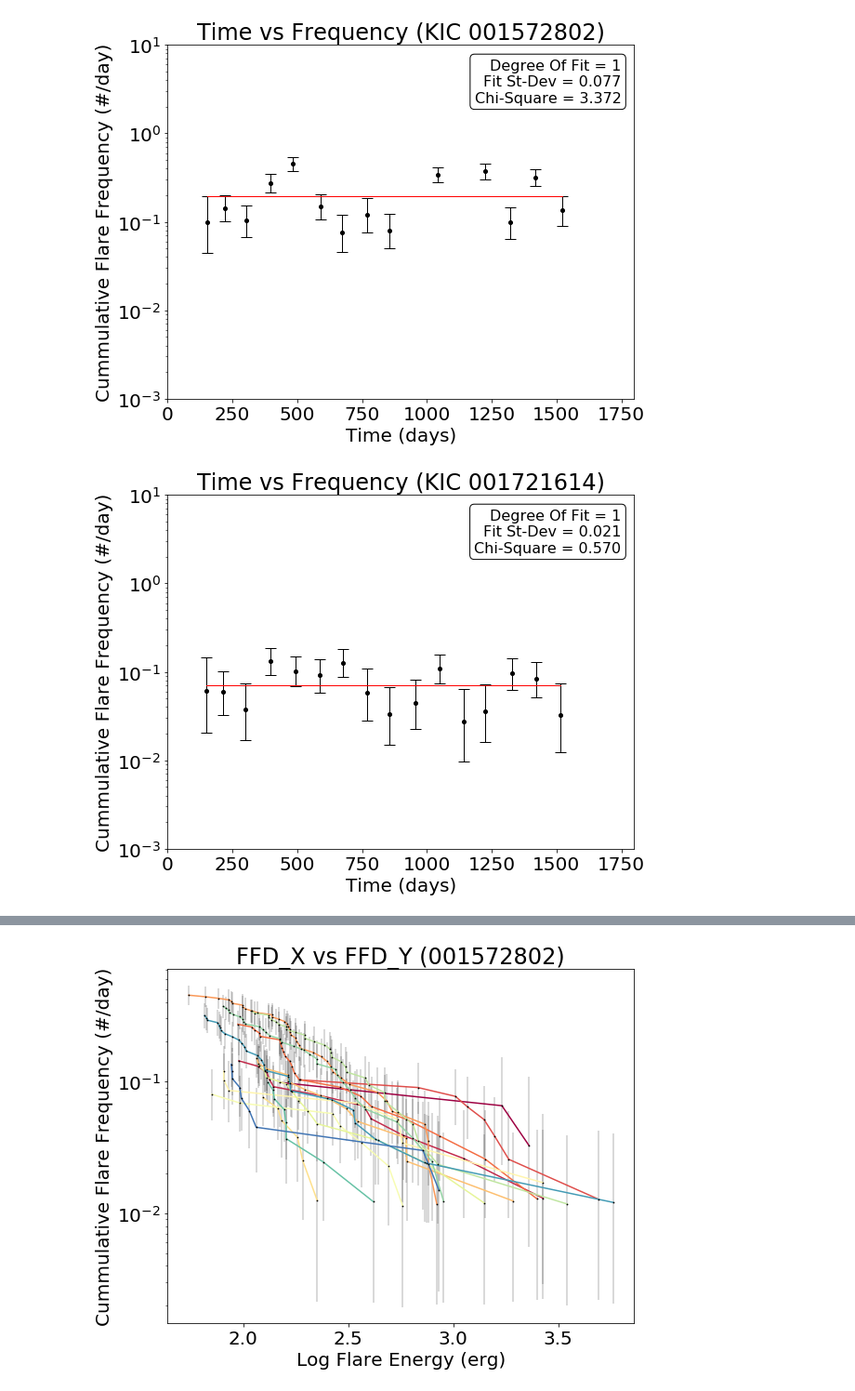
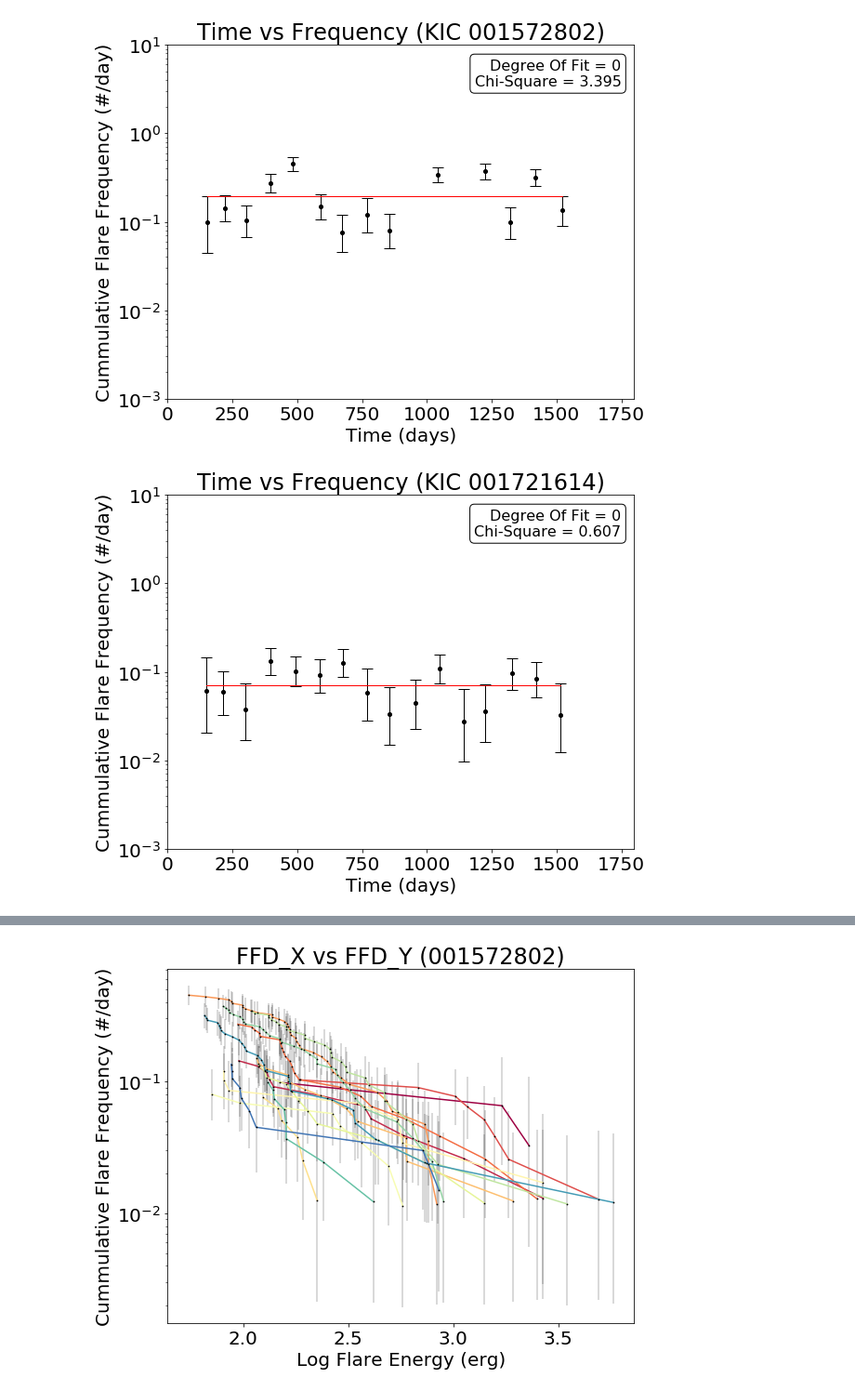
Before and after one commit to mscoggs/flare_cycles, a Jupyter notebook: flare_cycles.ipynb, the cells around one changed output, grey strips where cells are left out. Shown at 93% size. Cells and saved outputs as stored; diff of their text form; code cells hidden in the pictures.

```diff
--- a/flare_cycles.ipynb
+++ b/flare_cycles.ipynb
@@ -47,24 +47,31 @@ def calcBic(size, degree, chiSq):
 def fitDegreeK(xaxis, yaxis, errList, degree, size):
     if(degree == 0):
         parameters = [0, np.mean(yaxis)]
-        error = np.std(yaxis)
+        covariance = np.array([[np.std(yaxis)**2,0],[0,0]])
     else:
         parameters, covariance = np.polyfit(xaxis, yaxis, degree, cov=True, full =False)
-        error = np.sqrt(covariance[1][1]) #Double check this
 
     fit = np.polyval(parameters, xaxis)
     chiSq = calcChiSq(yaxis, fit, errList)
     bic = calcBic(size, degree, chiSq)
-    return fit, chiSq, error, bic
+    return bic, fit, parameters, covariance, chiSq
+
+def updateArray(exportArray, targetIndex, KIC, degree, bestParameters, bestChiSquare, bestCov):
+    exportArray[targetIndex, 0] = KIC
+    exportArray[targetIndex,1] = degree
+    exportArray[targetIndex, 2] = bestChiSquare
+    length = len(bestParameters)
+    for x in range(length):
+        exportArray[targetIndex, (7-length+x)] = bestParameters[x]
+        exportArray[targetIndex, (11-length+x)] = np.sqrt(bestCov[x,x]) #Make sure this is adding the error
+    return exportArray
 # %%
 #Specify a fixed log-energy value. Plot the mean-time vs FFD_y values = plot time vs flare rate per day
-dataFile = open('datafile.txt', "w")
 targets = open('KICs/targets.txt', "r") # a file containing all the KICs we want to plot
 fixedEnergy = 1.5 + EPOINT # the fixed energy value
 targetCount = getSize('KICs/targets.txt') #getting the number of tragets using the target file
-exportArray = np.zeros((7,targetCount), dtype=float)
-
-#### EDIT THE ARRAY and WRITE TO IT
+exportArray = np.zeros((targetCount, 11), dtype=float)
+targetIndex = 0
 
 
 for line in targets: #going through each KIC
@@ -121,37 +128,36 @@ for line in targets: #going through each KIC
 
     degree = 0
     size = np.size(xaxis)
-    fit, chiSquare, error, bic1 = fitDegreeK(xaxis, yaxis, errList, degree, size)
-    bestFit = fit
-    exportArray = np.append(exportArray, [KIC, chiSquare, error])
+    bic1, bestFit, bestParameters, bestCovariance, bestChiSquare = fitDegreeK(xaxis, yaxis, errList, degree, size)
     degree += 1
-    print(bic1)
-    print(chiSquare)
 
-    while(degree<5):
+    while(degree<4):
         try:
-            fit, chiSquare, error, bic2 = fitDegreeK(xaxis, yaxis, errList, degree, size)
+            bic2, fit, parameters, covariance, chiSquare = fitDegreeK(xaxis, yaxis, errList, degree, size)
         except:
             break
 
-        print(bic2)
-        print(chiSquare)
-        print()
 
-        if ((bic1-bic2) >=0):  #DOUBLE CEHCK THIS
-            bestFit = fit
-            bic1 = bic2
-            exportArray = np.append(exportArray, [KIC, chiSquare, error])
-            degree += 1
+        if ((bic1 - bic2) >=0):  #DOUBLE CEHCK THIS
+            bic1, bestFit, bestParameters, bestCovariance, bestChiSquare = bic2, fit, parameters, covariance, chiSquare
+            degree+=1
         else:
             break
 
 
+    degree-=1
+    exportArray = updateArray(exportArray, targetIndex, KIC, degree, bestParameters, bestChiSquare, bestCovariance)
     plt.plot(xaxis, bestFit, 'red', lw=1)
-    plt.annotate('Degree Of Fit = {}\nFit St-Dev = {}\nChi-Square = {}'.format(degree, '%.3f'%(error), '%.3f'%(chiSquare)), xy=(1750, 7),size=16, ha='right', va='top',bbox=dict(boxstyle='round', fc='w'))
+    plt.annotate('Degree Of Fit = {}\nChi-Square = {}'.format(degree, '%.3f'%(bestChiSquare)), xy=(1750, 7),size=16, ha='right', va='top',bbox=dict(boxstyle='round', fc='w'))
     plt.legend()
+    targetIndex += 1
     #plt.savefig('time-vs-ffd_y-plot/'+KIC+'_vs_time.png')
 
+
+print(exportArray)
+
+
+np.savetxt('datafile.txt', exportArray, fmt='%.10f', delimiter=' ', newline='\n', header='', footer='', comments='# ')
 targets.close()
 dataFile.close()
 # %% [output]
@@ -175,2 +181,2 @@ dataFile.close()
-[figure, old version]
+[figure, new version]
-[figure, old version]
+[figure, new version]
```
Also changed, not shown: parts of 2 cells of this notebook.
